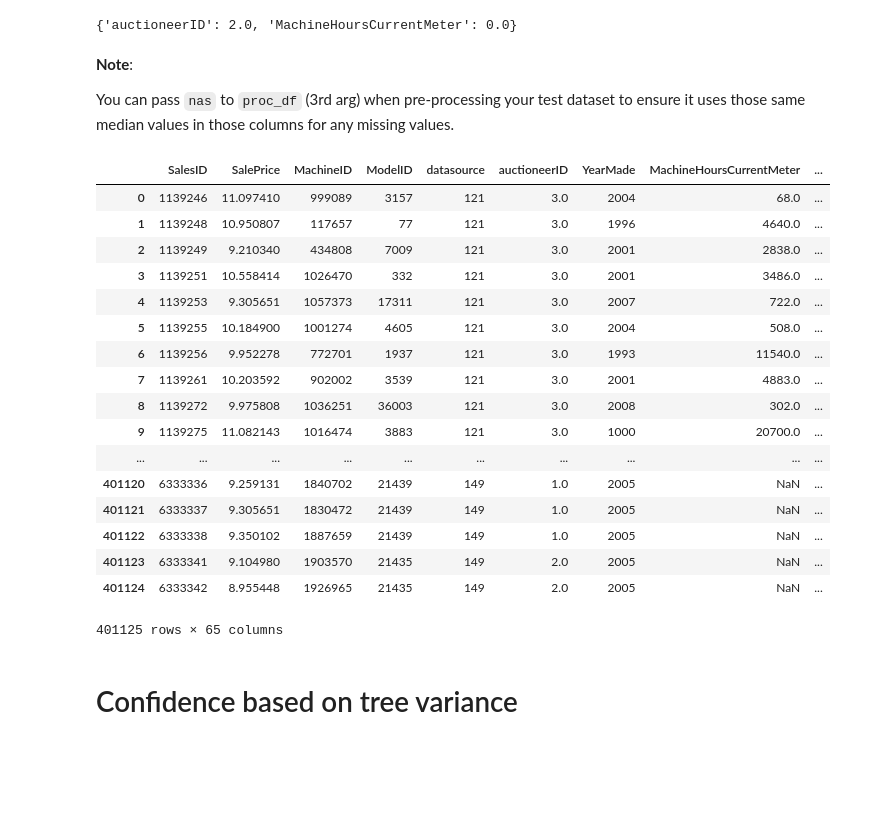
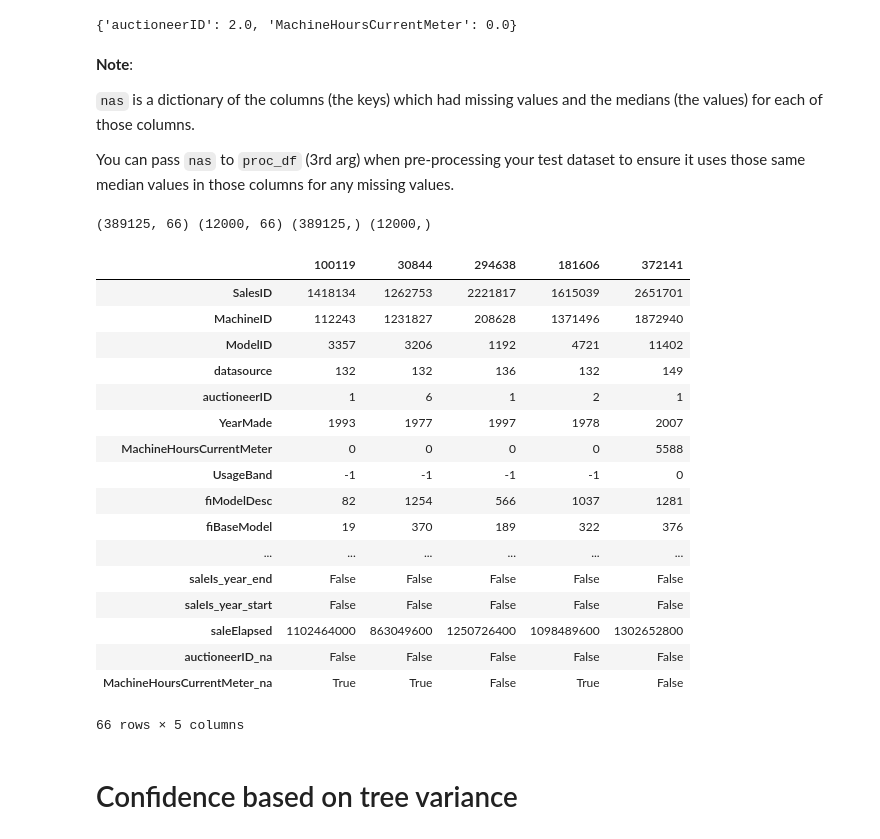
Before and after one commit to TheBoyMoe/DataScience-Repo, a Jupyter notebook: 09-machine-learning/11-fastai-machine-learning-for-coders/lesson2-rf_interpretation.ipynb, the cells around one changed output. Drawn from its saved outputs; the diff is of its cells as text; code cells hidden in the pictures; blank space fills up the shorter version.

```diff
--- a/09-machine-learning/11-fastai-machine-learning-for-coders/lesson2-rf_interpretation.ipynb
+++ b/09-machine-learning/11-fastai-machine-learning-for-coders/lesson2-rf_interpretation.ipynb
@@ -34,6 +36,8 @@ nas # keys - numeric cols with missing values, values are the medians
 # %% [markdown]
 **Note**:
 
+`nas` is a dictionary of the columns (the keys) which had missing values and the medians (the values) for each of those columns.
+
 You can pass `nas` to `proc_df` (3rd arg) when pre-processing your test dataset to ensure it uses those same median values in those columns for any missing values.
 # %%
 def split_vals(a,n): return a[:n], a[n:]
@@ -44,2 +50,25 @@ y_train, y_valid = split_vals(y_trn, n_trn)
 raw_train, raw_valid = split_vals(df_raw, n_trn)
+# %%
+print(X_train.shape, X_valid.shape, y_train.shape, y_valid.shape)
+X_train.sample(5).T
+# %% [output]
+(389125, 66) (12000, 66) (389125,) (12000,)
+|  | 100119 | 30844 | 294638 | 181606 | 372141 |
+| SalesID | 1418134 | 1262753 | 2221817 | 1615039 | 2651701 |
+| MachineID | 112243 | 1231827 | 208628 | 1371496 | 1872940 |
+| ModelID | 3357 | 3206 | 1192 | 4721 | 11402 |
+| datasource | 132 | 132 | 136 | 132 | 149 |
+| auctioneerID | 1 | 6 | 1 | 2 | 1 |
+| YearMade | 1993 | 1977 | 1997 | 1978 | 2007 |
+| MachineHoursCurrentMeter | 0 | 0 | 0 | 0 | 5588 |
+| UsageBand | -1 | -1 | -1 | -1 | 0 |
+| fiModelDesc | 82 | 1254 | 566 | 1037 | 1281 |
+| fiBaseModel | 19 | 370 | 189 | 322 | 376 |
+| ... | ... | ... | ... | ... | ... |
+| saleIs_year_end | False | False | False | False | False |
+| saleIs_year_start | False | False | False | False | False |
+| saleElapsed | 1102464000 | 863049600 | 1250726400 | 1098489600 | 1302652800 |
+| auctioneerID_na | False | False | False | False | False |
+| MachineHoursCurrentMeter_na | True | True | False | True | False |
+66 rows × 5 columns
 # %%
@@ -54,27 +84,6 @@ def print_score(m):
     ]
     if hasattr(m, 'oob_score_'): res.append(m.oob_score_)
     print(res)
-# %%
-df_raw
-# %% [output]
-|  | SalesID | SalePrice | MachineID | ModelID | datasource | auctioneerID | YearMade | MachineHoursCurrentMeter | ... |
-| 0 | 1139246 | 11.097410 | 999089 | 3157 | 121 | 3.0 | 2004 | 68.0 | ... |
-| 1 | 1139248 | 10.950807 | 117657 | 77 | 121 | 3.0 | 1996 | 4640.0 | ... |
-| 2 | 1139249 | 9.210340 | 434808 | 7009 | 121 | 3.0 | 2001 | 2838.0 | ... |
-| 3 | 1139251 | 10.558414 | 1026470 | 332 | 121 | 3.0 | 2001 | 3486.0 | ... |
-| 4 | 1139253 | 9.305651 | 1057373 | 17311 | 121 | 3.0 | 2007 | 722.0 | ... |
-| 5 | 1139255 | 10.184900 | 1001274 | 4605 | 121 | 3.0 | 2004 | 508.0 | ... |
-| 6 | 1139256 | 9.952278 | 772701 | 1937 | 121 | 3.0 | 1993 | 11540.0 | ... |
-| 7 | 1139261 | 10.203592 | 902002 | 3539 | 121 | 3.0 | 2001 | 4883.0 | ... |
-| 8 | 1139272 | 9.975808 | 1036251 | 36003 | 121 | 3.0 | 2008 | 302.0 | ... |
-| 9 | 1139275 | 11.082143 | 1016474 | 3883 | 121 | 3.0 | 1000 | 20700.0 | ... |
-| ... | ... | ... | ... | ... | ... | ... | ... | ... | ... |
-| 401120 | 6333336 | 9.259131 | 1840702 | 21439 | 149 | 1.0 | 2005 | NaN | ... |
-| 401121 | 6333337 | 9.305651 | 1830472 | 21439 | 149 | 1.0 | 2005 | NaN | ... |
-| 401122 | 6333338 | 9.350102 | 1887659 | 21439 | 149 | 1.0 | 2005 | NaN | ... |
-| 401123 | 6333341 | 9.104980 | 1903570 | 21435 | 149 | 2.0 | 2005 | NaN | ... |
-| 401124 | 6333342 | 8.955448 | 1926965 | 21435 | 149 | 2.0 | 2005 | NaN | ... |
-401125 rows × 65 columns
 # %% [markdown]
 # Confidence based on tree variance
 # %% [markdown]
```
Also changed, not shown: parts of 60 cells of this notebook.
